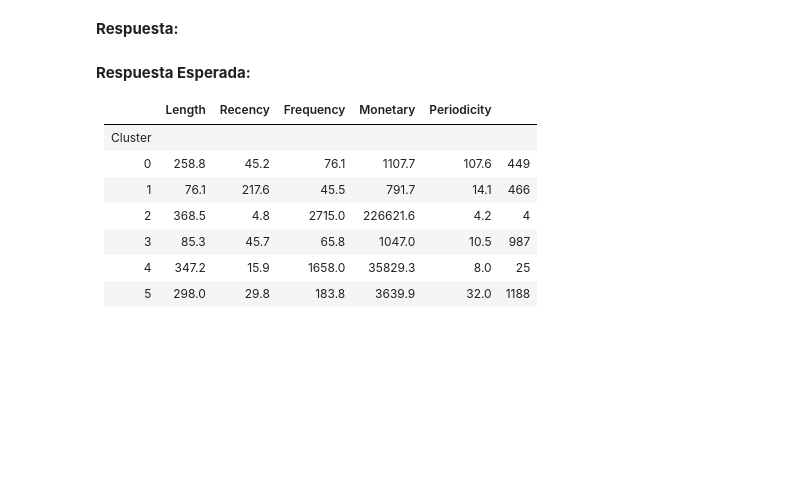
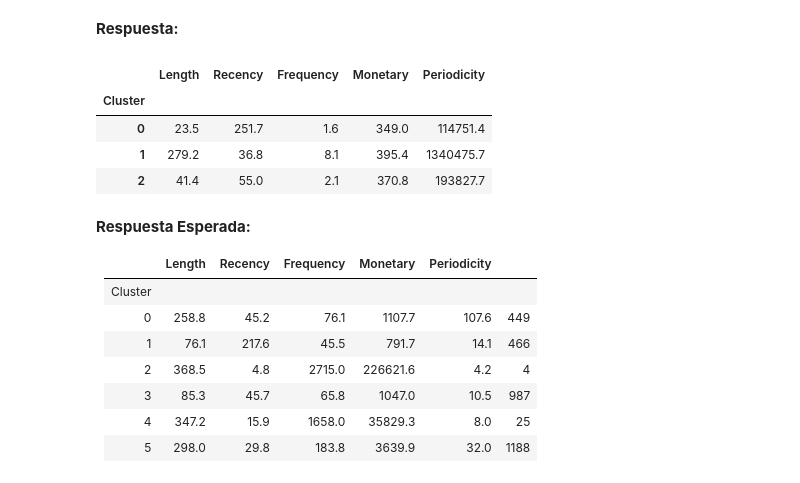
Before and after one commit to tomasaguirre-ignacioalbornoz/MDS7202, a Jupyter notebook: lab7/Laboratorio7_Enunciado.ipynb, the cells around one changed output. Cells and saved outputs as stored; diff of their text form; code cells hidden in the pictures; blank space fills up the shorter version.

```diff
--- a/lab7/Laboratorio7_Enunciado.ipynb
+++ b/lab7/Laboratorio7_Enunciado.ipynb
@@ -357,6 +396,40 @@ En base a la elección de k realizada en la sección anterior, utilice este valo
 Una vez ajustado los datos, genere una tabla con los promedios (o medianas) para cada uno de los atributos, agrupando estos por el clúster que pertenecen. ¿Es posible observar agrupaciones coherentes?, ¿Qué tipo de clientes posee el retail?, Justifique su respuesta y no decepcione a Mr. Lepin.
 # %% [markdown]
 **Respuesta:**
+# %%
+# Crear el modelo K-Means con k=3
+kmeans = KMeans(n_clusters=optimal_k, random_state=314159)
+
+# Crear el pipeline con K-Means
+pipeline_kmeans = Pipeline([
+    ('df_out', fn_custom_features),
+    ('MinMax', column_transformer),
+    ('KMeans', kmeans)
+])
+
+# Ajustar el modelo K-Means
+kmeans_labels = pipeline_kmeans.fit_predict(df_retail)
+
+
+# Access the DataFrame just before K-Means
+df_before_kmeans = pipeline_kmeans.named_steps['df_out'].transform(df_retail)
+
+# Convert the transformed data to a Pandas DataFrame
+df_before_kmeans = pd.DataFrame(df_before_kmeans)
+
+# Add cluster labels to the DataFrame just before K-Means
+df_before_kmeans['Cluster'] = kmeans_labels
+
+# Calculate the means of each attribute per cluster
+cluster_means = df_before_kmeans.groupby('Cluster').mean().round(1)
+
+cluster_means
+# %% [output]
+|  | Length | Recency | Frequency | Monetary | Periodicity |
+| Cluster |  |  |  |  |  |
+| 0 | 23.5 | 251.7 | 1.6 | 349.0 | 114751.4 |
+| 1 | 279.2 | 36.8 | 8.1 | 395.4 | 1340475.7 |
+| 2 | 41.4 | 55.0 | 2.1 | 370.8 | 193827.7 |
 # %% [markdown]
 **Respuesta Esperada:**
 
```
Also changed, not shown: parts of 8 cells of this notebook.
